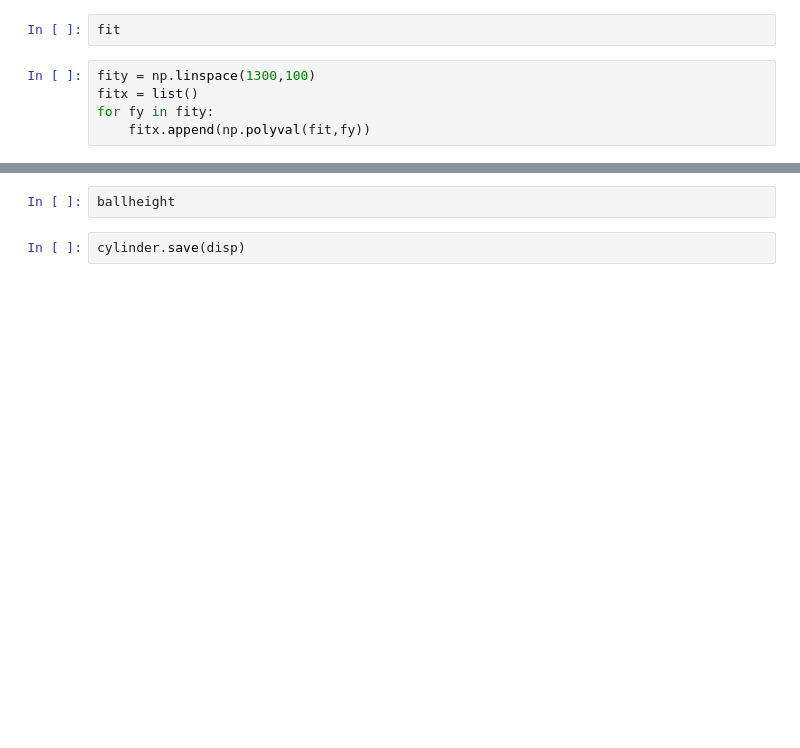
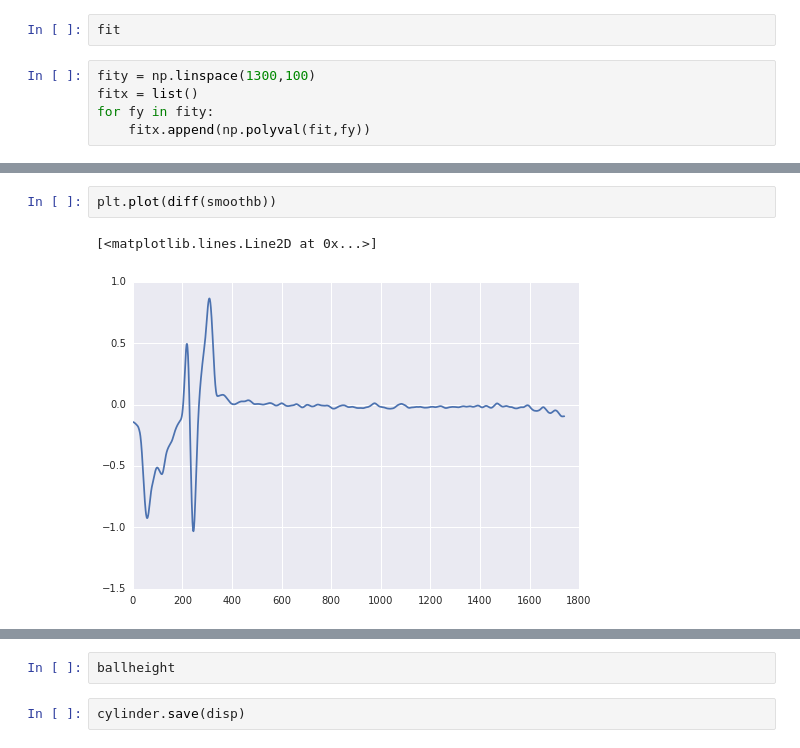
Before and after one commit to mechiris/AutoPumpTestRig2.0, a Jupyter notebook: notebooks/autopumpvision.ipynb, the cells around one changed output, grey strips where cells are left out. Saved outputs shown, nothing was run; the diff lists cells and outputs as text; blank space fills up the shorter version.

```diff
--- a/notebooks/autopumpvision.ipynb
+++ b/notebooks/autopumpvision.ipynb
@@ -94,0 +165,5 @@ except:
+# %%
+plt.plot(diff(smoothb))
+# %% [output]
+[<matplotlib.lines.Line2D at 0x...>]
+[figure, added]
```
Also changed, not shown: parts of 26 cells of this notebook.
